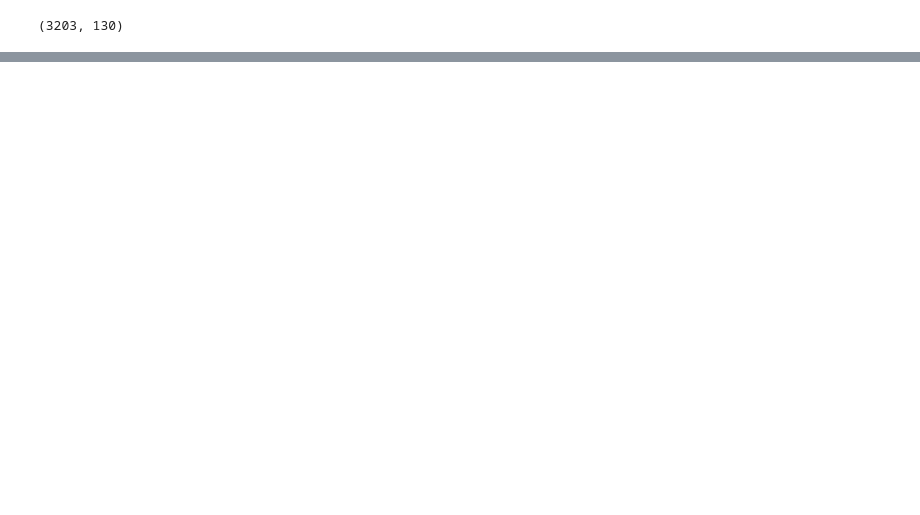
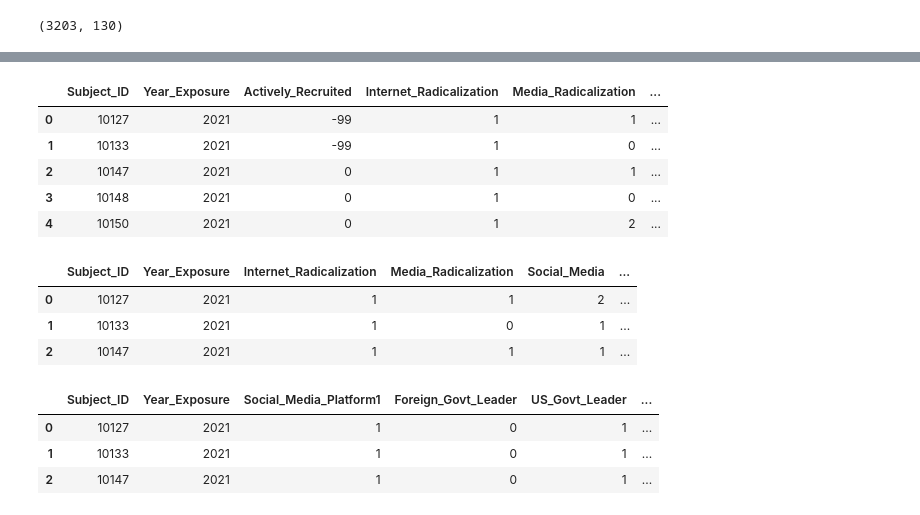
Before and after one commit to mrichburg/extremist_profile_exploration, a Jupyter notebook: notebooks/EDA.ipynb, the cells around one changed output, grey strips where cells are left out. Drawn from its saved outputs; the diff is of its cells as text; code cells hidden in the pictures; blank space fills up the shorter version.

```diff
--- a/notebooks/EDA.ipynb
+++ b/notebooks/EDA.ipynb
@@ -61,0 +105,53 @@ mil_only.dropna(axis=1, how='all').to_excel("../data/PIRUS_March2023/no_empties.
+# %%
+rad_ideo = {
+    0 : "No",
+    1 : "Yes",
+    -99: "Unknown"
+}
+
+functions.value_change(fil_mil, "Radicalization_Islamist", rad_ideo, "Radical Islamist")
+functions.value_change(fil_mil, "Radicalization_Far_Right", rad_ideo, "Radical Far Right")
+functions.value_change(fil_mil, "Radicalization_Far_Left", rad_ideo, "Radical Far Left")
+functions.value_change(fil_mil, "Radicalization_Single_Issue", rad_ideo, "Single Issue Radical")
+
+fil_mil.head(5)
+# %% [output]
+|  | Subject_ID | Year_Exposure | Actively_Recruited | Internet_Radicalization | Media_Radicalization | ... |
+| 0 | 10127 | 2021 | -99 | 1 | 1 | ... |
+| 1 | 10133 | 2021 | -99 | 1 | 0 | ... |
+| 2 | 10147 | 2021 | 0 | 1 | 1 | ... |
+| 3 | 10148 | 2021 | 0 | 1 | 0 | ... |
+| 4 | 10150 | 2021 | 0 | 1 | 2 | ... |
+# %%
+recruited = {
+  0 : "No",
+  1 : "Yes",
+  -99: "Unknown"
+}
+
+functions.value_change(fil_mil, "Actively_Recruited", recruited, "Actively Recruited")
+
+fil_mil.head(3)
+# %% [output]
+|  | Subject_ID | Year_Exposure | Internet_Radicalization | Media_Radicalization | Social_Media | ... |
+| 0 | 10127 | 2021 | 1 | 1 | 2 | ... |
+| 1 | 10133 | 2021 | 1 | 0 | 1 | ... |
+| 2 | 10147 | 2021 | 1 | 1 | 1 | ... |
+# %%
+rad_means = {
+    0 : "No",
+    1 : "Reaffirmed Beliefs",
+    2 : "Primary",
+    -99 : "Unknown",
+    -88 : "N/A"
+}
+functions.value_change(fil_mil, "Internet_Radicalization", rad_means, "Internet")
+functions.value_change(fil_mil, "Media_Radicalization", rad_means, "Media")
+functions.value_change(fil_mil, "Social_Media", rad_means, "Social Media")
+
+fil_mil.head(3)
+# %% [output]
+|  | Subject_ID | Year_Exposure | Social_Media_Platform1 | Foreign_Govt_Leader | US_Govt_Leader | ... |
+| 0 | 10127 | 2021 | 1 | 0 | 1 | ... |
+| 1 | 10133 | 2021 | 1 | 0 | 1 | ... |
+| 2 | 10147 | 2021 | 1 | 0 | 1 | ... |
```
Also changed, not shown: parts of 9 cells of this notebook, 2 other files.
